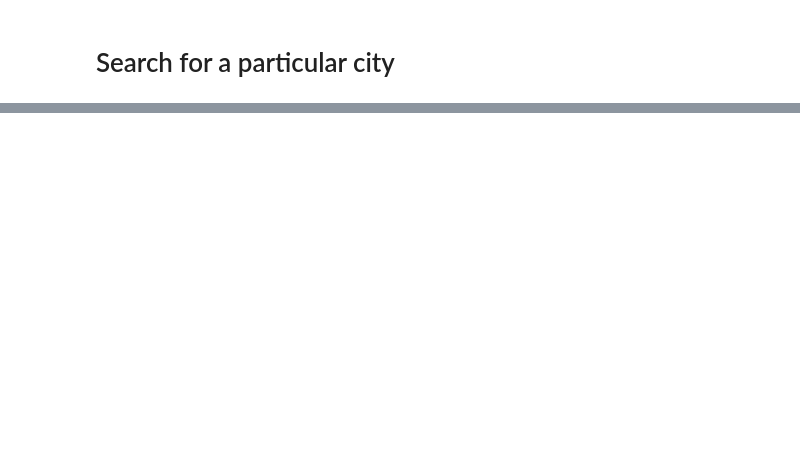
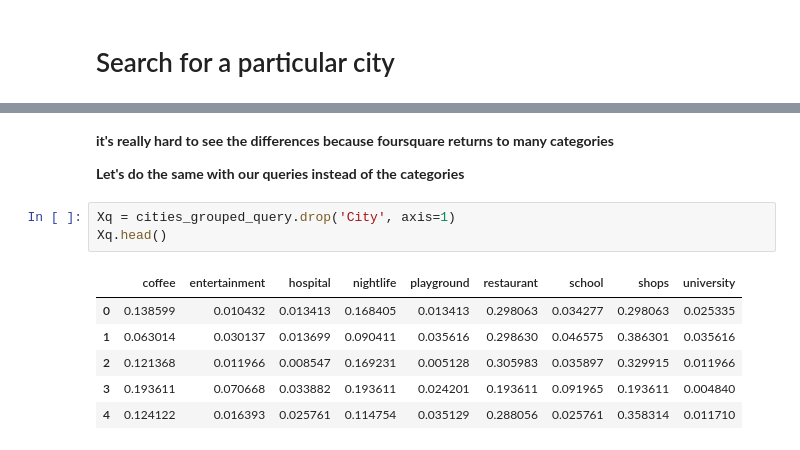
Before and after one commit to dacog/Coursera_Capstone, a Jupyter notebook: Capstone Project Cities of Chile and Germany.ipynb, the cells around one changed output, grey strips where cells are left out. Drawn from its saved outputs; the diff is of its cells as text; blank space fills up the shorter version.

```diff
--- a/Capstone Project Cities of Chile and Germany.ipynb
+++ b/Capstone Project Cities of Chile and Germany.ipynb
@@ -988,0 +1092,14 @@ city_merged_h.loc[city_merged_h['City'] == search_city,
+# %% [markdown]
+**it's really hard to see the differences because foursquare returns to many categories**
+
+**Let's do the same with our queries instead of the categories**
+# %%
+Xq = cities_grouped_query.drop('City', axis=1)
+Xq.head()
+# %% [output]
+|  | coffee | entertainment | hospital | nightlife | playground | restaurant | school | shops | university |
+| 0 | 0.138599 | 0.010432 | 0.013413 | 0.168405 | 0.013413 | 0.298063 | 0.034277 | 0.298063 | 0.025335 |
+| 1 | 0.063014 | 0.030137 | 0.013699 | 0.090411 | 0.035616 | 0.298630 | 0.046575 | 0.386301 | 0.035616 |
+| 2 | 0.121368 | 0.011966 | 0.008547 | 0.169231 | 0.005128 | 0.305983 | 0.035897 | 0.329915 | 0.011966 |
+| 3 | 0.193611 | 0.070668 | 0.033882 | 0.193611 | 0.024201 | 0.193611 | 0.091965 | 0.193611 | 0.004840 |
+| 4 | 0.124122 | 0.016393 | 0.025761 | 0.114754 | 0.035129 | 0.288056 | 0.025761 | 0.358314 | 0.011710 |
```
Also changed, not shown: parts of 36 cells of this notebook, 2 other files.
